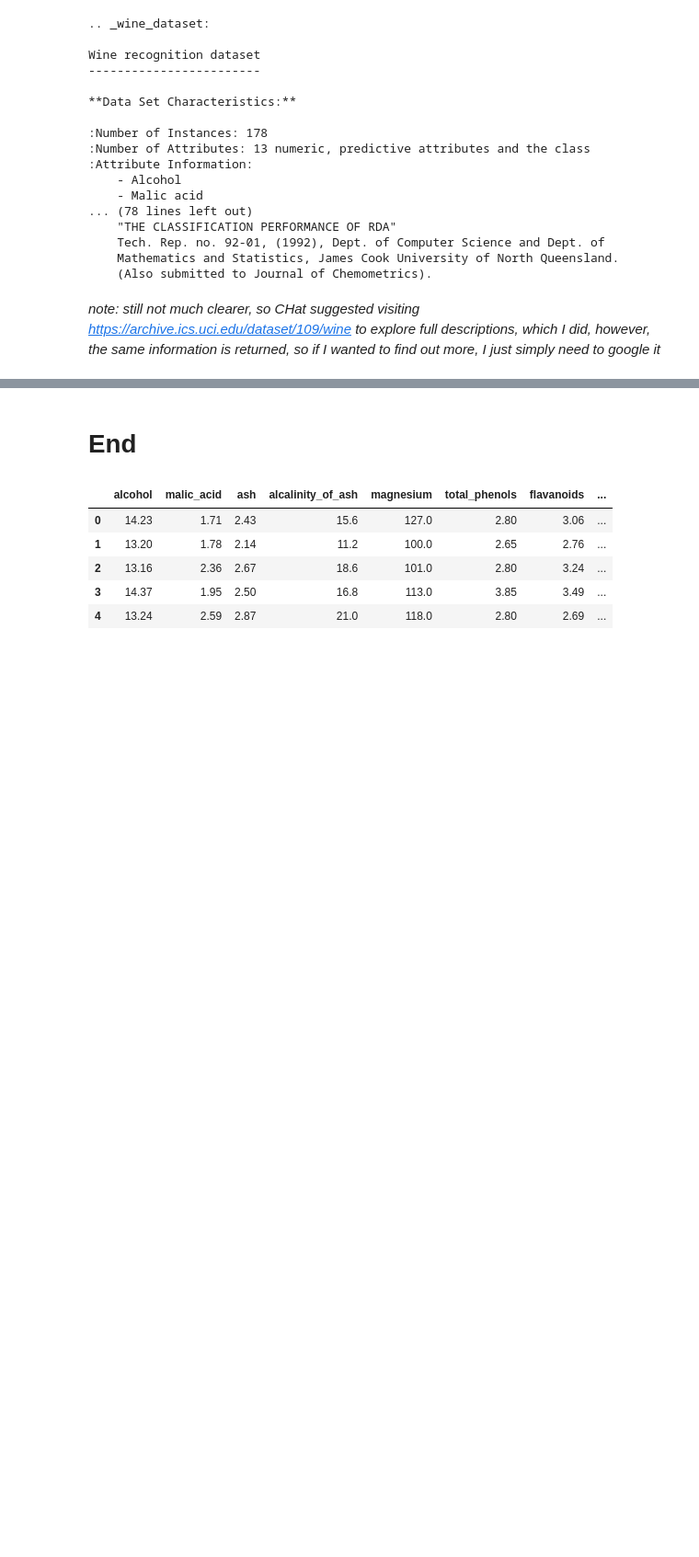
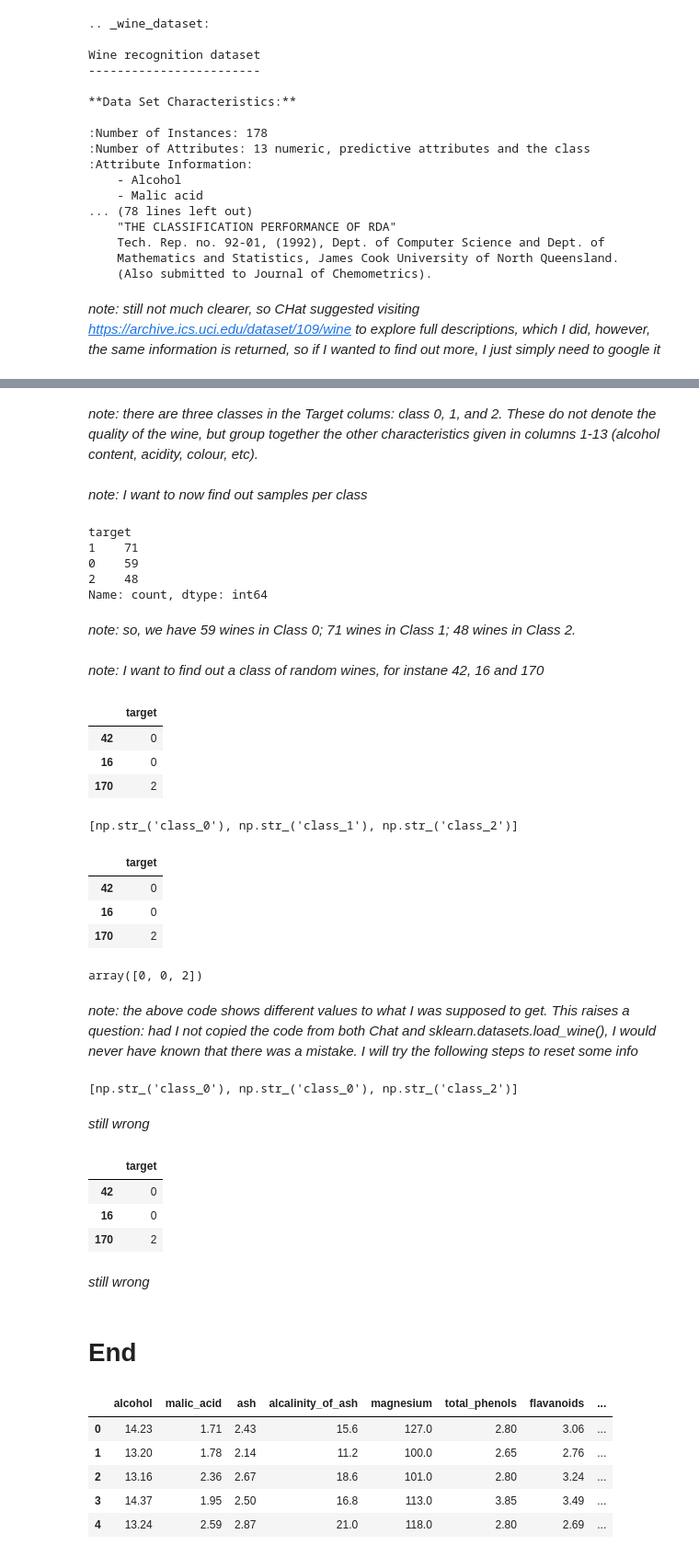
Before and after one commit to AnnaSikora29/principles_of_da, a Jupyter notebook: problems.ipynb, the cells around one changed output, grey strips where cells are left out. Shown at 92% size. Saved outputs shown, nothing was run; the diff lists cells and outputs as text; code cells hidden in the pictures; blank space fills up the shorter version.

```diff
--- a/problems.ipynb
+++ b/problems.ipynb
@@ -189,0 +198,45 @@ Wine recognition dataset
+# %% [markdown]
+*note: there are three classes in the Target colums: class 0, 1, and 2. These do not denote the quality of the wine, but group together the other characteristics given in columns 1-13 (alcohol content, acidity, colour, etc).*
+# %% [markdown]
+*note: I want to now find out samples per class*
+# %%
+df['target'].value_counts()
+# %% [output]
+target
+1    71
+0    59
+2    48
+Name: count, dtype: int64
+# %% [markdown]
+*note: so, we have 59 wines in Class 0; 71 wines in Class 1; 48 wines in Class 2.*
+# %% [markdown]
+*note: I want to find out a class of random wines, for instane 42, 16 and 170*
+# %%
+df.loc[[42, 16, 170], ['target']]
+# %% [output]
+|  | target |
+| 42 | 0 |
+| 16 | 0 |
+| 170 | 2 |
+# %%
+from sklearn.datasets import load_wine
+data = load_wine()
+data.target[[42, 16, 170]]
+list(data.target_names)
+# %% [output]
+[np.str_('class_0'), np.str_('class_1'), np.str_('class_2')]
+# %%
+df.loc[[42, 16, 170], ['target']]
+# %% [output]
+|  | target |
+| 42 | 0 |
+| 16 | 0 |
+| 170 | 2 |
+# %%
+from sklearn.datasets import load_wine
+data = load_wine()
+data.target[[42, 16, 170]]
+# %% [output]
+array([0, 0, 2])
+# %% [markdown]
+*note: the above code shows different values to what I was supposed to get. This raises a question: had I not copied the code from both Chat and sklearn.datasets.load_wine(), I would never have known that there was a mistake. I will try the following steps to reset some info*
@@ -189,0 +247,7 @@ Wine recognition dataset
+# %%
+# Show class names (like 'class_0') instead of numbers
+[data.target_names[i] for i in data.target[[42, 16, 170]]]
+# %% [output]
+[np.str_('class_0'), np.str_('class_0'), np.str_('class_2')]
+# %% [markdown]
+*still wrong*
@@ -190,3 +267,12 @@ Wine recognition dataset
+# %%
+df.loc[[42, 16, 170], ['target']]
+# %% [output]
+|  | target |
+| 42 | 0 |
+| 16 | 0 |
+| 170 | 2 |
+# %% [markdown]
+*still wrong*
 # %% [markdown]
 # End
 # %%
```
Also changed, not shown: parts of 5 cells of this notebook.
